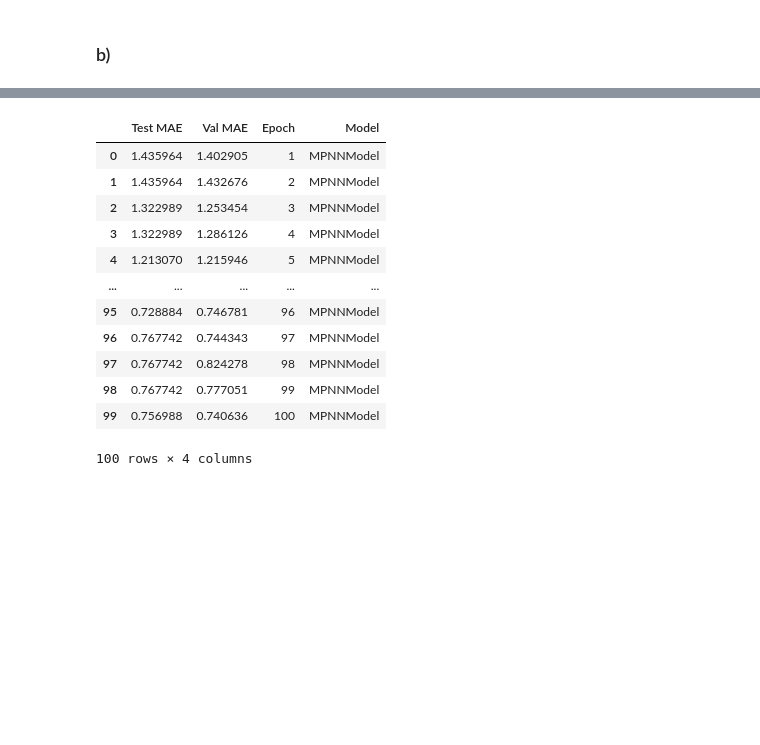
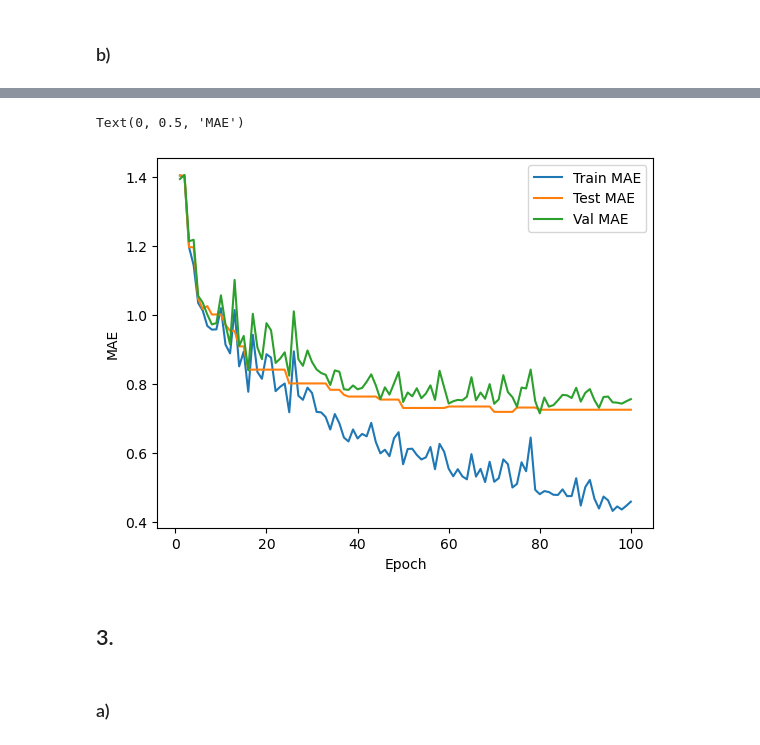
Before and after one commit to connorblake1/CHEM313, a Jupyter notebook: hw3/hw3.ipynb, the cells around one changed output, grey strips where cells are left out. Saved outputs shown, nothing was run; the diff lists cells and outputs as text; code cells hidden in the pictures; blank space fills up the shorter version.

```diff
--- a/hw3/hw3.ipynb
+++ b/hw3/hw3.ipynb
@@ -234,0 +236,3 @@ class MPNNLayer(MessagePassing):
+# %%
+layer = MPNNLayer(emb_dim=11, edge_dim=4)
+print(f"Is {type(layer).__name__} permutation equivariant? --> {permutation_equivariance_unit_test(layer, train_loader)}!")
@@ -283,8 +271,7 @@ showing that the entire layer is equivariant under any permutation $\rho\!$.
 # %%
 class MPNNModel(Module):
     def __init__(self, num_layers=4, emb_dim=64, in_dim=11, edge_dim=4, out_dim=1):
-        """Message Passing Neural Network model for graph property prediction
-
+        """
         Args:
             num_layers: (int) - number of message passing layers `L`
             emb_dim: (int) - hidden dimension `d`
@@ -294,30 +281,22 @@ class MPNNModel(Module):
         """
         super().__init__()
 
-        # Linear projection for initial node features
-        # dim: d_n -> d
+        # W_in: d_n -> d
         self.lin_in = Linear(in_dim, emb_dim)
 
-        # Stack of MPNN layers
         self.convs = torch.nn.ModuleList()
         for layer in range(num_layers):
             self.convs.append(MPNNLayer(emb_dim, edge_dim, aggr='add'))
 
-        # Global pooling/readout function `R` (mean pooling)
-        # PyG handles the underlying logic via `global_mean_pool()`
         self.pool = global_mean_pool
 
-        # Linear prediction head
         # dim: d -> out_dim
         self.lin_pred = Linear(emb_dim, out_dim)
 
     def forward(self, data):
         """
         Args:
-            data: (PyG.Data) - batch of PyG graphs
-
-        Returns:
-            out: (batch_size, out_dim) - prediction for each graph
+            (PyG.Data) -> (batch_size, out_dim)
         """
         h = self.lin_in(data.x) # (n, d_n) -> (n, d)
 
@@ -326,7 +305,6 @@ class MPNNModel(Module):
             # Note that we add a residual connection after each MPNN layer
 
         h_graph = self.pool(h, data.batch) # (n, d) -> (batch_size, d)
-
         out = self.lin_pred(h_graph) # (batch_size, d) -> (batch_size, 1)
 
         return out.view(-1)
@@ -512,6 +497,9 @@ def run_experiment(model, model_name, train_loader, val_loader, test_loader, n_e
         # Train model for one epoch, return avg. training loss
         loss = train(model, train_loader, optimizer, device)
 
+        # raw test train error
+        train_error = eval(model, train_loader, device)
+
         # Evaluate model on validation set
         val_error = eval(model, val_loader, device)
 
@@ -521,10 +509,10 @@ def run_experiment(model, model_name, train_loader, val_loader, test_loader, n_e
             best_val_error = val_error
 
         print(f'Epoch: {epoch:03d}, LR: {lr:5f}, Loss: {loss:.7f}, '
-            f'Val MAE: {val_error:.7f}, Test MAE: {test_error:.7f}')
+            f'Train MAE: {train_error:3f}, Val MAE: {val_error:.7f}, Test MAE: {test_error:.7f}')
 
         scheduler.step(val_error)
-        perf_per_epoch.append((test_error, val_error, epoch, model_name))
+        perf_per_epoch.append((train_error, test_error, val_error, epoch, model_name))
 
     t = time.time() - t
     train_time = t/60
@@ -572,16 +552,0 @@ DF_RESULTS = pd.concat([DF_RESULTS,df_temp])
-# %%
-DF_RESULTS
-# %% [output]
-|  | Test MAE | Val MAE | Epoch | Model |
-| 0 | 1.435964 | 1.402905 | 1 | MPNNModel |
-| 1 | 1.435964 | 1.432676 | 2 | MPNNModel |
-| 2 | 1.322989 | 1.253454 | 3 | MPNNModel |
-| 3 | 1.322989 | 1.286126 | 4 | MPNNModel |
-| 4 | 1.213070 | 1.215946 | 5 | MPNNModel |
-| ... | ... | ... | ... | ... |
-| 95 | 0.728884 | 0.746781 | 96 | MPNNModel |
-| 96 | 0.767742 | 0.744343 | 97 | MPNNModel |
-| 97 | 0.767742 | 0.824278 | 98 | MPNNModel |
-| 98 | 0.767742 | 0.777051 | 99 | MPNNModel |
-| 99 | 0.756988 | 0.740636 | 100 | MPNNModel |
-100 rows × 4 columns
@@ -587,0 +555,16 @@ DF_RESULTS
+# %%
+perf = np.array(perf_per_epoch)
+perf = perf[:, :-1].astype(float)
+plt.plot(perf[:,3],perf[:,0],label="Train MAE")
+plt.plot(perf[:,3],perf[:,1],label="Test MAE")
+plt.plot(perf[:,3],perf[:,2],label="Val MAE")
+plt.xlabel("Epoch")
+plt.legend()
+plt.ylabel("MAE")
+# %% [output]
+Text(0, 0.5, 'MAE')
+[figure, added]
+# %% [markdown]
+## 3.
+# %% [markdown]
+### a)
```
Also changed, not shown: parts of 14 cells of this notebook, 6 other files.
